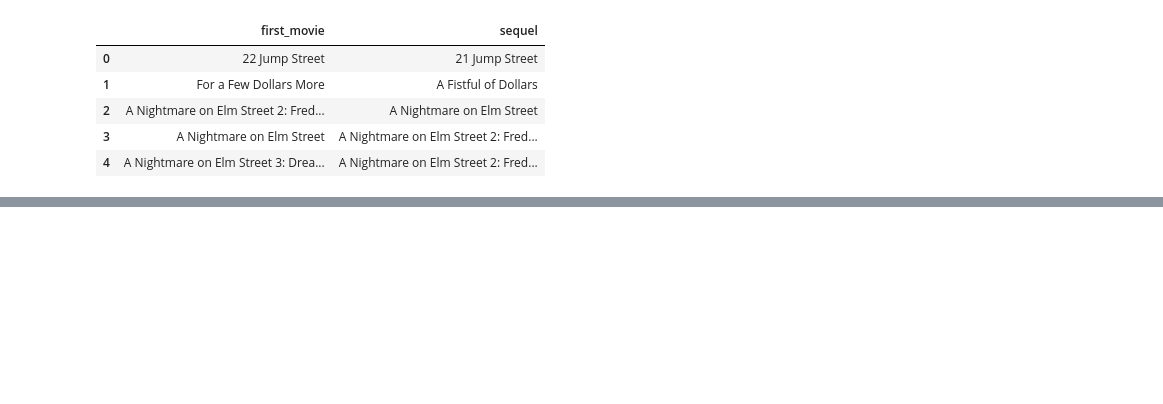
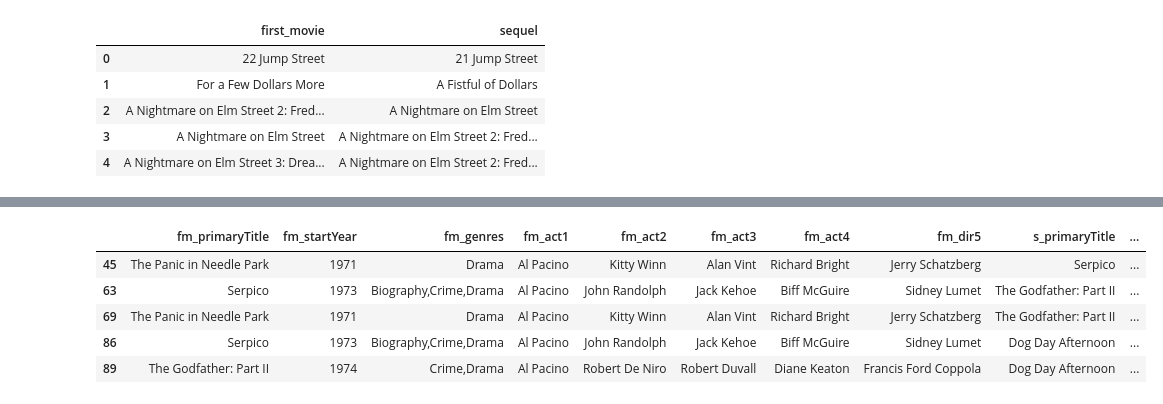
Before and after one commit to MaximeKan/Semi-Supervised, a Jupyter notebook: Identify_sequels.ipynb, the cells around one changed output, grey strips where cells are left out. Cells and saved outputs as stored; diff of their text form; code cells hidden in the pictures; blank space fills up the shorter version.

```diff
--- a/Identify_sequels.ipynb
+++ b/Identify_sequels.ipynb
@@ -141,0 +146,2 @@ non_sequel_table.head()
+# %%
+cast_movies = pd.merge(names[names.primaryName.isin(names_for_unsupervised)],cast, on = 'nconst', how = 'inner')
@@ -141,0 +171,9 @@ non_sequel_table.head()
+# %%
+unlabeled_table.head()
+# %% [output]
+|  | fm_primaryTitle | fm_startYear | fm_genres | fm_act1 | fm_act2 | fm_act3 | fm_act4 | fm_dir5 | s_primaryTitle | ... |
+| 45 | The Panic in Needle Park | 1971 | Drama | Al Pacino | Kitty Winn | Alan Vint | Richard Bright | Jerry Schatzberg | Serpico | ... |
+| 63 | Serpico | 1973 | Biography,Crime,Drama | Al Pacino | John Randolph | Jack Kehoe | Biff McGuire | Sidney Lumet | The Godfather: Part II | ... |
+| 69 | The Panic in Needle Park | 1971 | Drama | Al Pacino | Kitty Winn | Alan Vint | Richard Bright | Jerry Schatzberg | The Godfather: Part II | ... |
+| 86 | Serpico | 1973 | Biography,Crime,Drama | Al Pacino | John Randolph | Jack Kehoe | Biff McGuire | Sidney Lumet | Dog Day Afternoon | ... |
+| 89 | The Godfather: Part II | 1974 | Crime,Drama | Al Pacino | Robert De Niro | Robert Duvall | Diane Keaton | Francis Ford Coppola | Dog Day Afternoon | ... |
```
Also changed, not shown: parts of 22 cells of this notebook.
